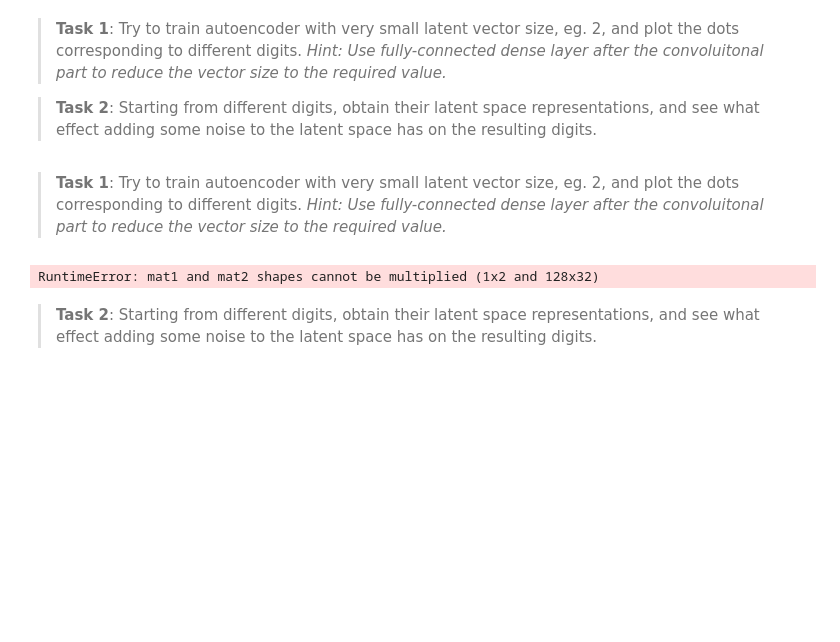
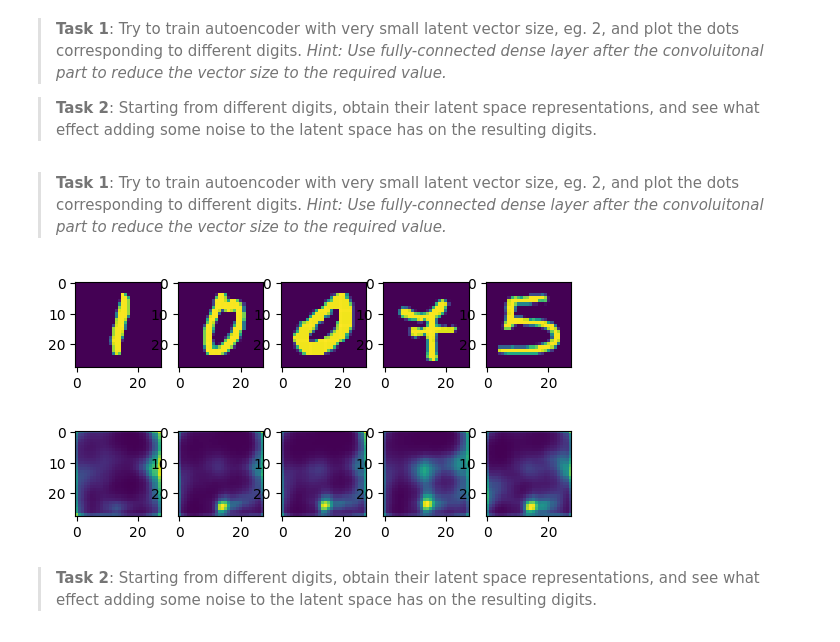
Before and after one commit to onexi/autoencoders-KBoukin, a Jupyter notebook: AutoEncodersPyTorch.ipynb, the cells around one changed output. Saved outputs shown, nothing was run; the diff lists cells and outputs as text; code cells hidden in the pictures; blank space fills up the shorter version.

```diff
--- a/AutoEncodersPyTorch.ipynb
+++ b/AutoEncodersPyTorch.ipynb
@@ -324,7 +324,7 @@ class Encoder(nn.Module):
         self.maxpool3 = nn.MaxPool2d(kernel_size=(2, 2), padding=(1, 1))
         self.relu = nn.ReLU()
 
-        self.fc1 = nn.Linear(8*4*4, 2)
+        self.fc1 = nn.Linear(8*4*4, 128)
 
     def forward(self, input):
         hidden1 = self.maxpool1(self.relu(self.conv1(input)))
@@ -376,12 +376,14 @@ class Autoencoder(nn.Module):
             self.encoder = Encoder()
         else:
             self.encoder = SuperResolutionEncoder()
-        self.fc = nn.Linear(8*4*4, 2*4*4)  # modified fully connected layer
-        self.decoder = Decoder(latent_size=2)  # pass in the new latent size and input size
+        self.fc = nn.Linear(128, 128)  # modified fully connected layer
+        self.decoder = Decoder(latent_size=128)  # pass in the new latent size and input size
 
     def forward(self, input):
         encoded = self.encoder(input)
         encoded = encoded.view(encoded.size(0), -1)  # flatten encoded tensor
+        #print(encoded[0].shape)
+        #print(encoded[0].size())
         encoded = self.fc(encoded)  # pass through modified fully connected layer
         decoded = self.decoder(encoded.view(encoded.size(0), -1))  # pass through decoder
         return decoded
@@ -482,27 +484,17 @@ model2 = train(dataloaders, model2, loss_fn, optimizer, 2, device)
 # %%
 #plot the dots corresponding to different digits
 model2.eval()
 predictions = []
 plots = 5
 for i, data in enumerate(test_dataset):
     if i == plots:
         break
-    prediction = model2(data[0].to(device).unsqueeze(0))
-    predictions.append(prediction.detach().cpu())
-
-# concatenate predictions along the batch dimension
-predictions = torch.cat(predictions, dim=0)
-
-
-
-for i, data in enumerate(test_dataset):
-    if i == plots:
-        break
     predictions.append(model2(data[0].to(device).unsqueeze(0)).detach().cpu())
 plotn(plots, test_dataset)
 plotn(plots, predictions)
 # %% [output]
-RuntimeError: mat1 and mat2 shapes cannot be multiplied (1x2 and 128x32)
+[figure, added]
+[figure, added]
 # %%
 #different digits + latent space representation
 model2.eval()
```
